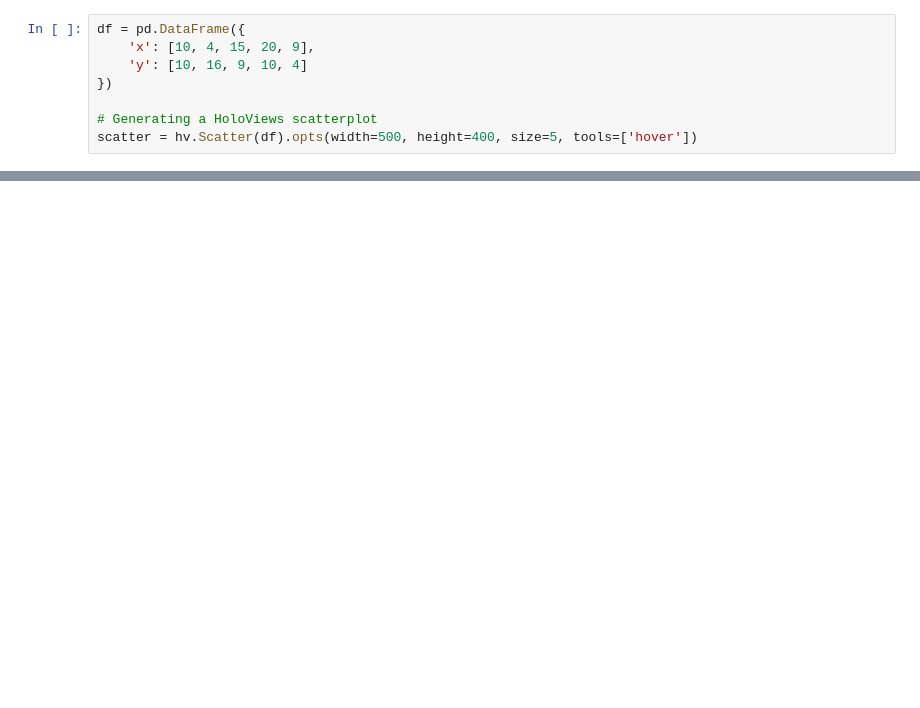
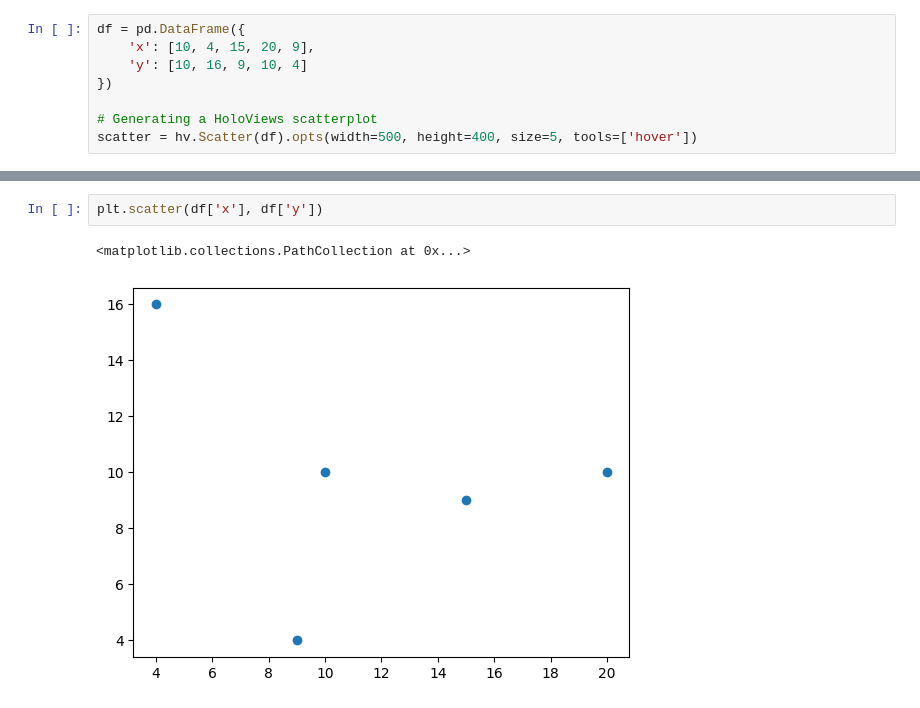
Before and after one commit to peano4783/ml-use-cases-ibs-webinar, a Jupyter notebook: notebooks/case1.ipynb, the cells around one changed output, grey strips where cells are left out. Drawn from its saved outputs; the diff is of its cells as text; blank space fills up the shorter version.

```diff
--- a/notebooks/case1.ipynb
+++ b/notebooks/case1.ipynb
@@ -45,0 +23,5 @@ scatter
+# %%
+plt.scatter(df['x'], df['y'])
+# %% [output]
+<matplotlib.collections.PathCollection at 0x...>
+[figure, added]
```
Also changed, not shown: parts of 2 cells of this notebook.
